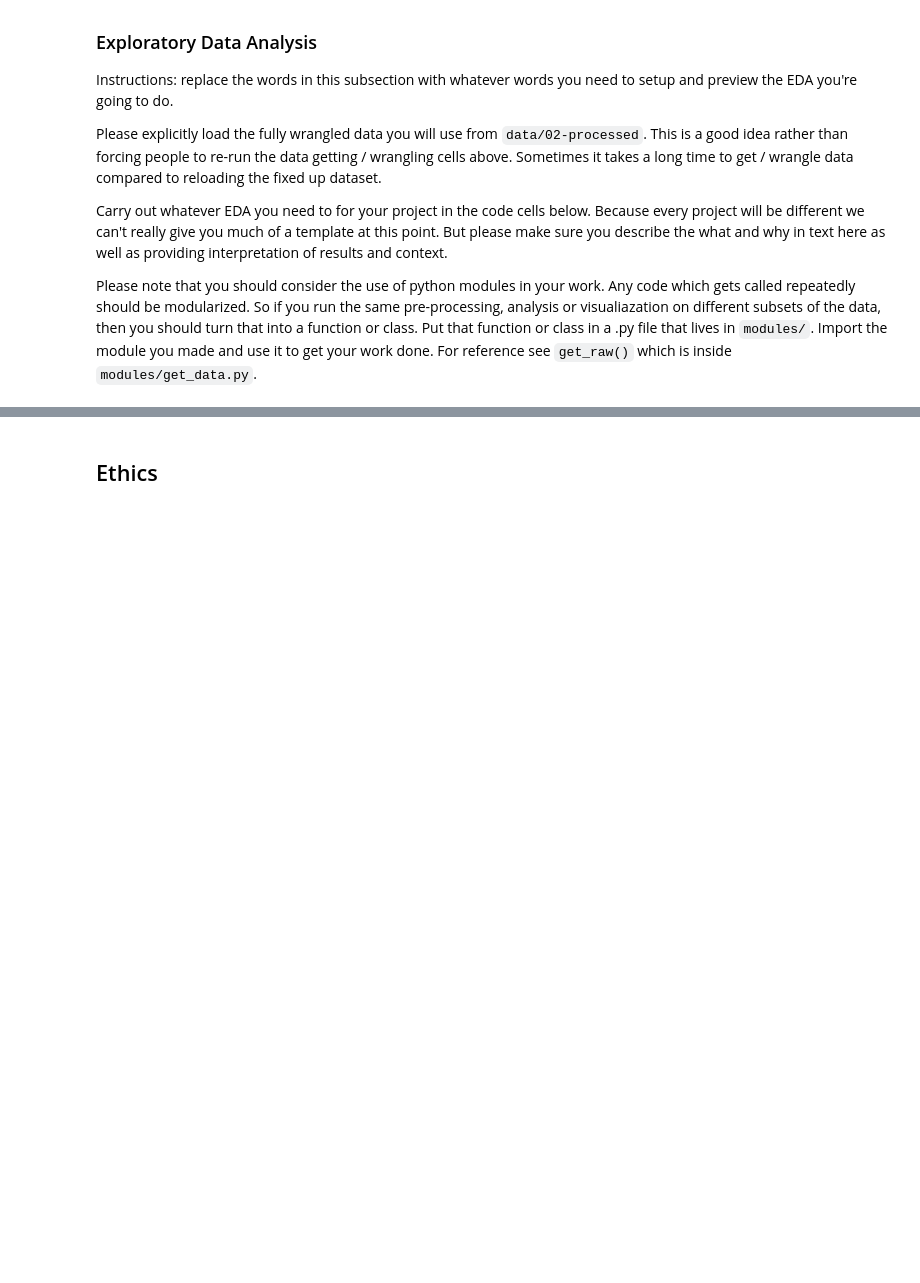
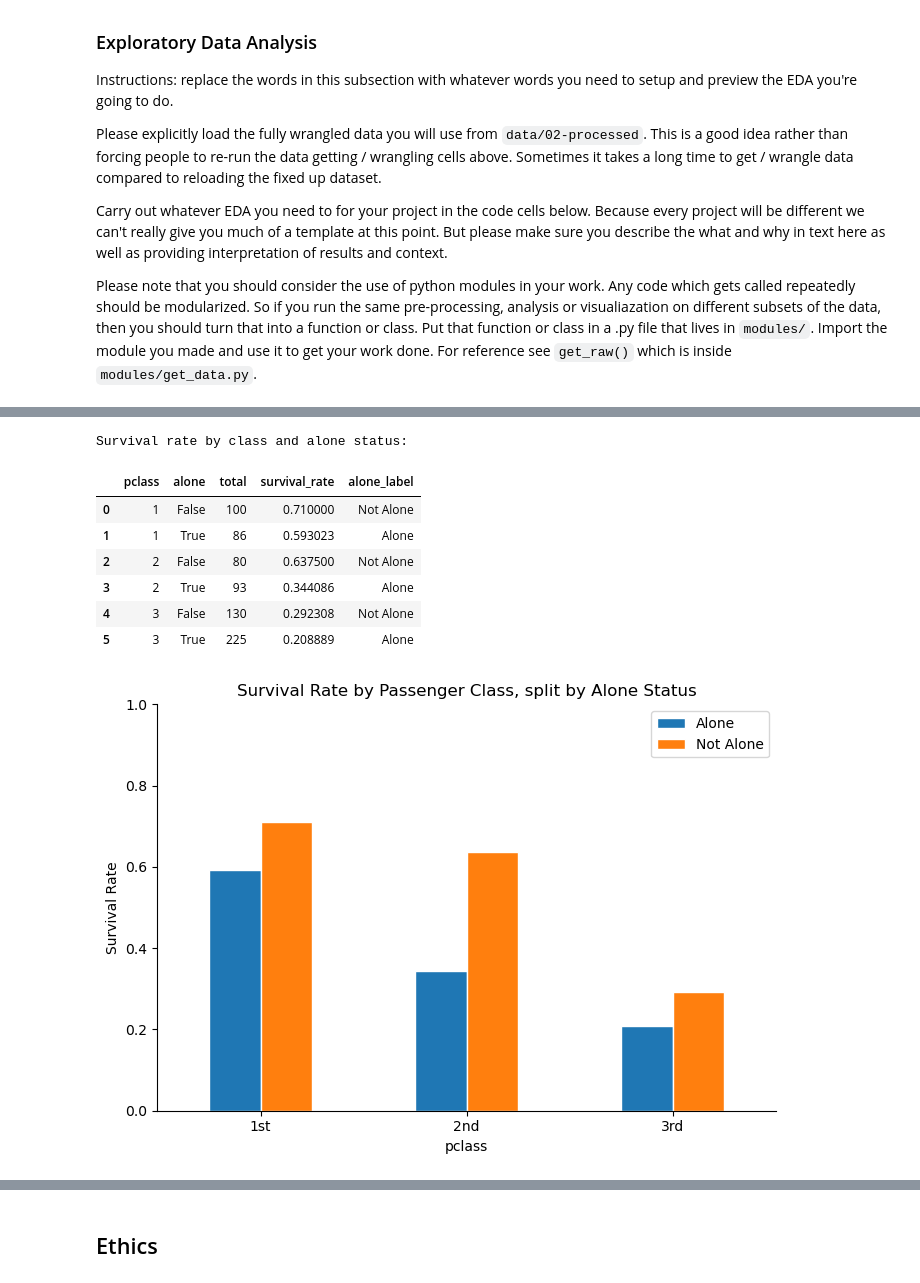
Before and after one commit to COGS108/Group036_WI26, a Jupyter notebook: 02-EDACheckpoint.ipynb, the cells around one changed output, grey strips where cells are left out. Drawn from its saved outputs; the diff is of its cells as text; code cells hidden in the pictures; blank space fills up the shorter version.

```diff
--- a/02-EDACheckpoint.ipynb
+++ b/02-EDACheckpoint.ipynb
@@ -361,0 +435,37 @@ print(df.groupby(['pclass', 'alone'])['survived'].mean().round(3).to_string())
+# %%
+class_alone = (
+    df.groupby(["pclass", "alone"])["survived"]
+      .agg(total="count", survival_rate="mean")
+      .reset_index()
+)
+
+class_alone["alone_label"] = class_alone["alone"].map({True: "Alone", False: "Not Alone"})
+
+print("Survival rate by class and alone status:")
+display(class_alone.sort_values(["pclass", "alone"]))
+
+class_piv = class_alone.pivot(index="pclass", columns="alone_label", values="survival_rate").fillna(0)
+
+fig, ax = plt.subplots(figsize=(7, 5))
+class_piv.loc[[1,2,3]].plot(kind="bar", ax=ax, edgecolor="white")
+
+ax.set_ylim(0, 1)
+ax.set_ylabel("Survival Rate")
+ax.set_title("Survival Rate by Passenger Class, split by Alone Status")
+ax.set_xticklabels(["1st", "2nd", "3rd"], rotation=0)
+ax.legend(title="")
+ax.spines[["top", "right"]].set_visible(False)
+
+plt.tight_layout()
+plt.savefig("figures/eda_alone_by_class.png", dpi=150, bbox_inches="tight")
+plt.show()
+# %% [output]
+Survival rate by class and alone status:
+|  | pclass | alone | total | survival_rate | alone_label |
+| 0 | 1 | False | 100 | 0.710000 | Not Alone |
+| 1 | 1 | True | 86 | 0.593023 | Alone |
+| 2 | 2 | False | 80 | 0.637500 | Not Alone |
+| 3 | 2 | True | 93 | 0.344086 | Alone |
+| 4 | 3 | False | 130 | 0.292308 | Not Alone |
+| 5 | 3 | True | 225 | 0.208889 | Alone |
+[figure, added]
```
Also changed, not shown: parts of 22 cells of this notebook.
